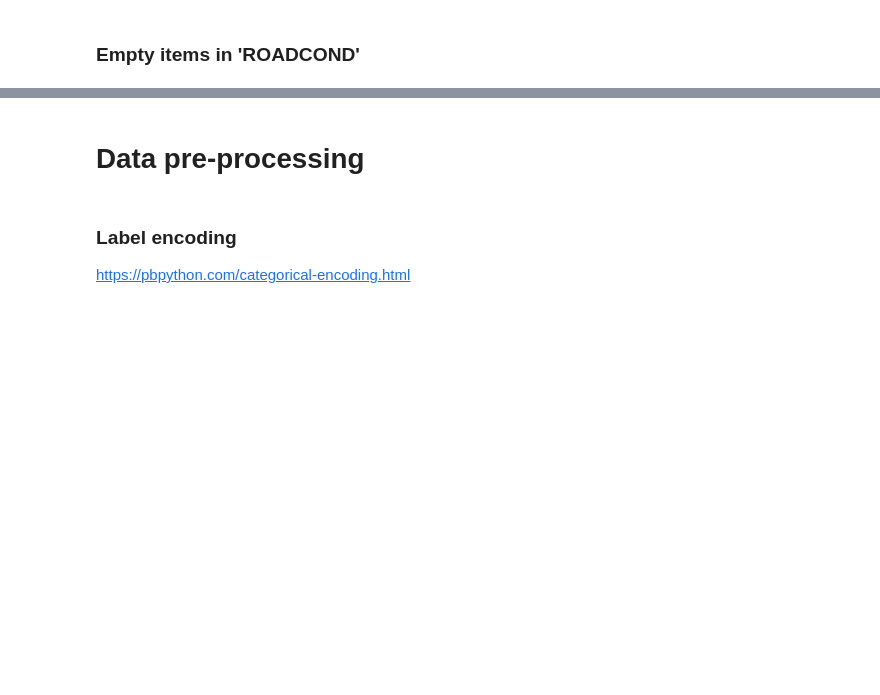
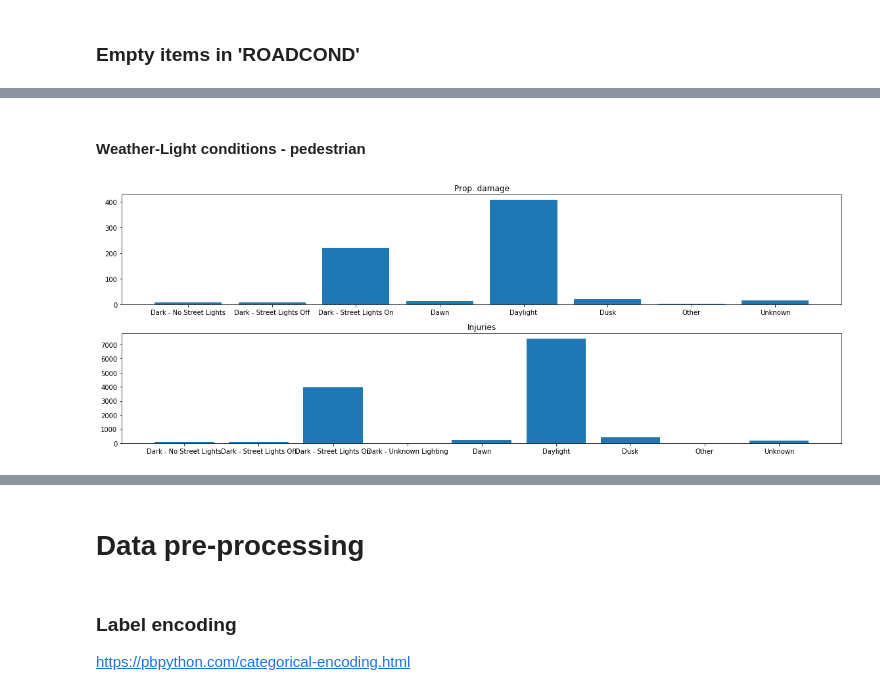
Before and after one commit to granchester-england/IBM_DataScience_Capstone, a Jupyter notebook: DataScienceCapstoneProject.ipynb, the cells around one changed output, grey strips where cells are left out. Drawn from its saved outputs; the diff is of its cells as text; code cells hidden in the pictures; blank space fills up the shorter version.

```diff
--- a/DataScienceCapstoneProject.ipynb
+++ b/DataScienceCapstoneProject.ipynb
@@ -44,0 +105,22 @@ df_raw[df_raw['ROADCOND'].isna()==True].shape
+# %% [markdown]
+#### Weather-Light conditions - pedestrian
+# %%
+df_ped1=df_group_1[col].loc[df_group_1['PEDCOUNT']>0] # prop damage
+df_ped2=df_group_2[col].loc[df_group_2['PEDCOUNT']>0] # injuries
+df_cyc1=df_group_1[col].loc[df_group_1['PEDCYLCOUNT']>0]
+df_cyc2=df_group_2[col].loc[df_group_2['PEDCYLCOUNT']>0]
+df_veh1=df_group_1[col].loc[df_group_1['VEHCOUNT']>0]
+df_veh2=df_group_2[col].loc[df_group_2['VEHCOUNT']>0]
+
+
+# Split into severity
+y5=df_ped1.groupby(by=['LIGHTCOND']).sum()['SEVERITYCODE']
+y6=df_ped2.groupby(by=['LIGHTCOND']).sum()['SEVERITYCODE']
+fig, (ax1,ax2) = plt.subplots(2,1,figsize=(16,6))
+ax1.bar(y5.index, y5)
+ax1.title.set_text('Prop. damage')
+ax2.bar(y6.index, y6)
+ax2.title.set_text('Injuries')
+plt.tight_layout()
+# %% [output]
+[figure, added]
```
Also changed, not shown: parts of 43 cells of this notebook.
